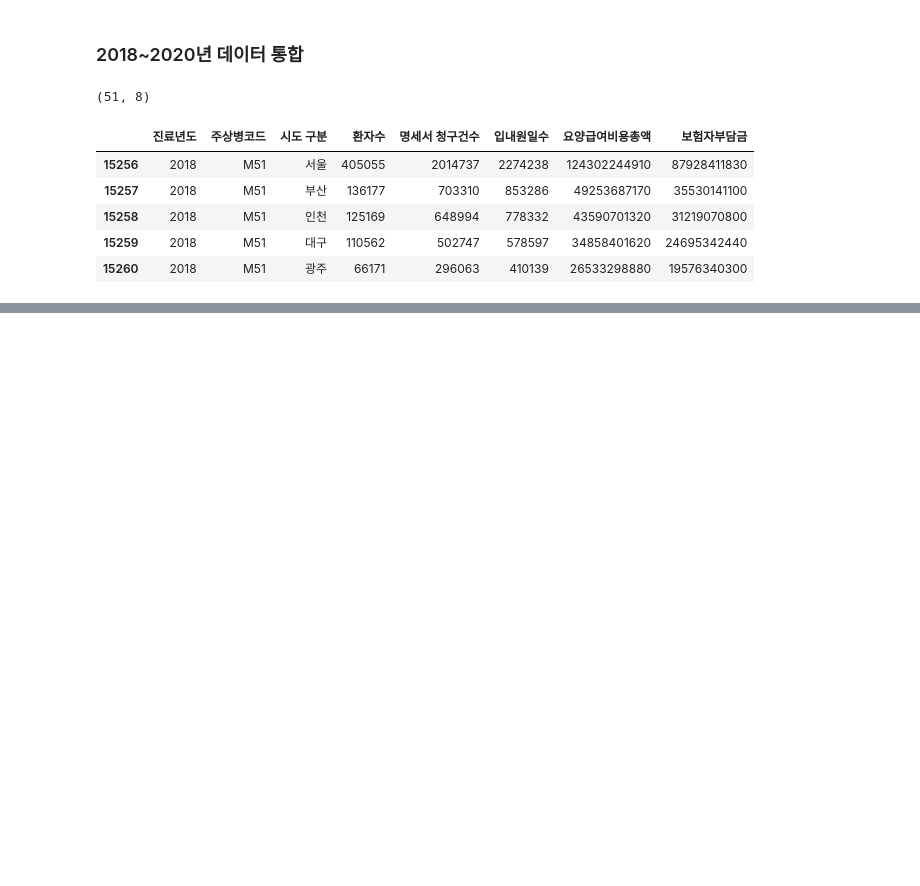
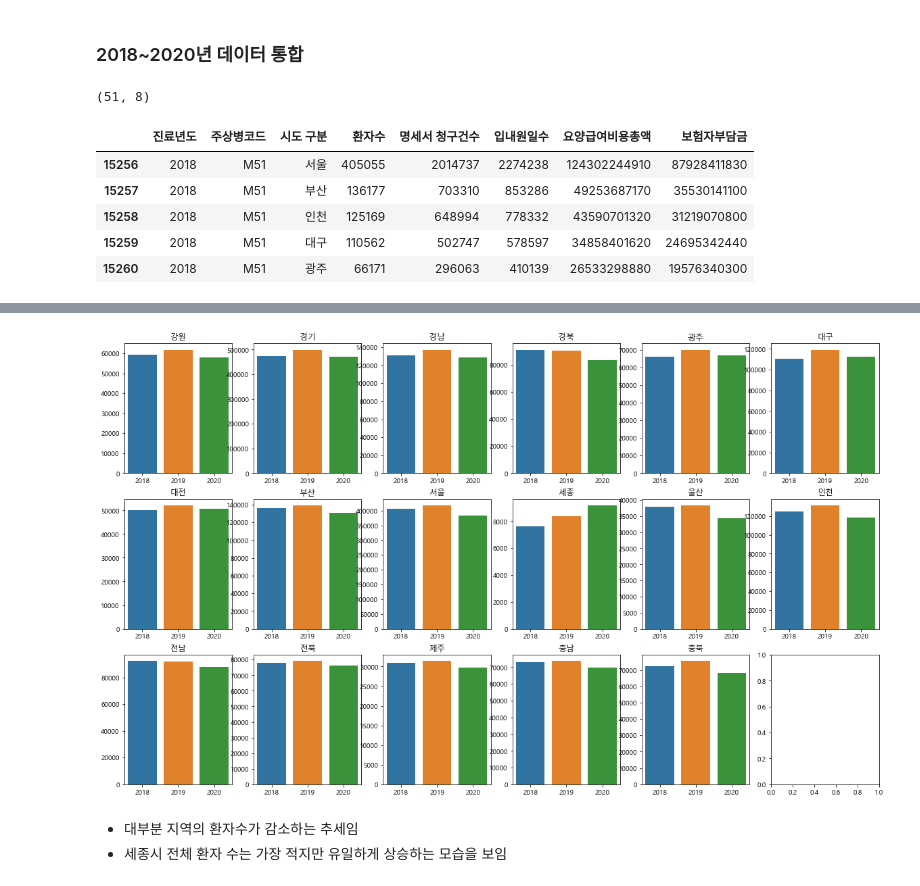
Before and after one commit to chester911/MainProjects, a Jupyter notebook: health/lowerbackPain/lower_back_pain.ipynb, the cells around one changed output, grey strips where cells are left out. Saved outputs shown, nothing was run; the diff lists cells and outputs as text; code cells hidden in the pictures; blank space fills up the shorter version.

```diff
--- a/health/lowerbackPain/lower_back_pain.ipynb
+++ b/health/lowerbackPain/lower_back_pain.ipynb
@@ -62,0 +120,26 @@ lb.head()
+# %%
+cities= pat_city['시도 구분'].unique().tolist()
+
+fig, ax= plt.subplots(3, 6, figsize= (20, 12))
+
+for i in range(0, 17) :
+    if i< 6 :
+        sns.barplot(data= pat_city[pat_city['시도 구분']== cities[i]], x= '진료년도', y= '환자수', ax= ax[i// 6, i% 6])
+        ax[i// 6, i% 6].title.set_text(cities[i])
+        ax[i// 6, i% 6].set_xlabel('')
+        ax[i// 6, i% 6].set_ylabel('')
+    elif i>= 6 & i< 12 :
+        sns.barplot(data= pat_city[pat_city['시도 구분']== cities[i]], x= '진료년도', y= '환자수', ax= ax[i// 6, i% 6])
+        ax[i// 6, i% 6].title.set_text(cities[i])
+        ax[i// 6, i% 6].set_xlabel('')
+        ax[i// 6, i% 6].set_ylabel('')
+    else :
+        sns.barplot(data= pat_city[pat_city['시도 구분']== cities[i]], x= '진료년도', y= '환자수', ax= ax[i// 6, i% 6])
+        ax[i// 6, i% 6].title.set_text(cities[i])
+        ax[i// 6, i% 6].set_xlabel('')
+        ax[i// 6, i% 6].set_ylabel('')
+# %% [output]
+[figure, added]
+# %% [markdown]
+* 대부분 지역의 환자수가 감소하는 추세임
+* 세종시 전체 환자 수는 가장 적지만 유일하게 상승하는 모습을 보임
```
Also changed, not shown: parts of 34 cells of this notebook, 3 other files.
